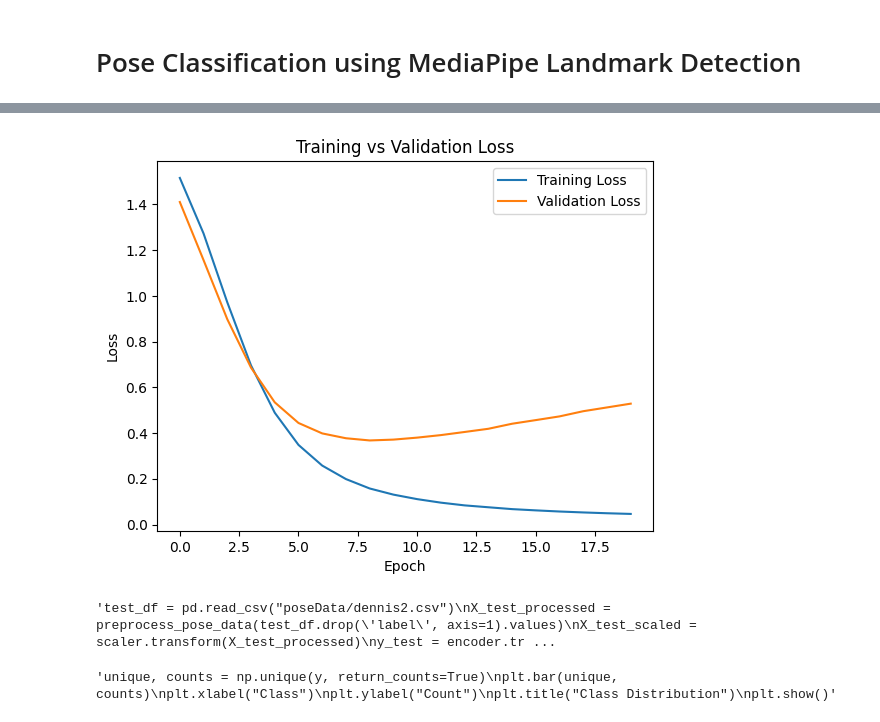
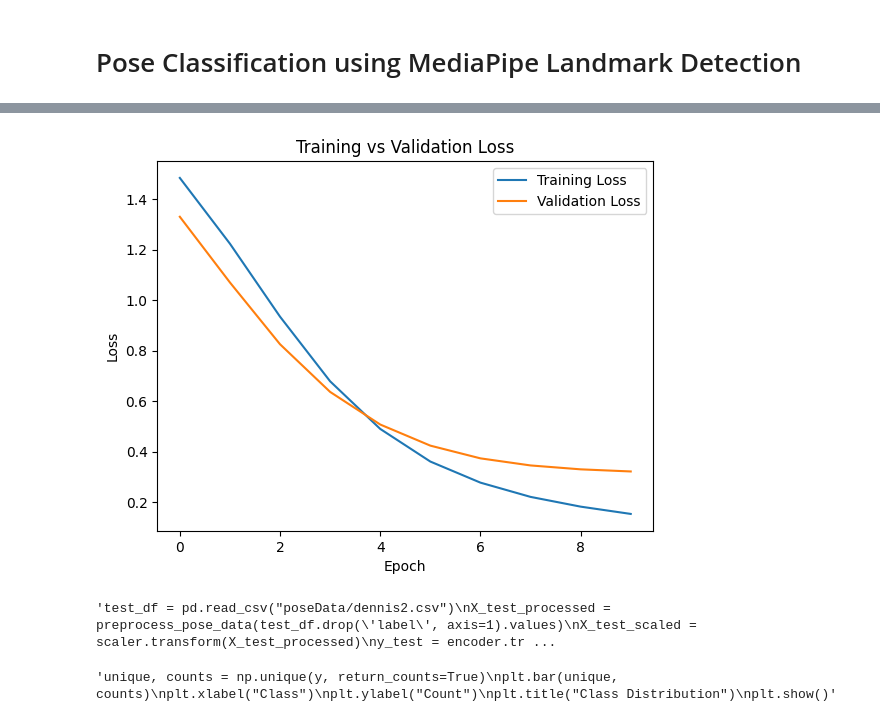
Before and after one commit to AmyJose/gameception, a Jupyter notebook: classificationModels/pose_classification.ipynb, the cells around one changed output, grey strips where cells are left out. Drawn from its saved outputs; the diff is of its cells as text; code cells hidden in the pictures.

```diff
--- a/classificationModels/pose_classification.ipynb
+++ b/classificationModels/pose_classification.ipynb
@@ -209,7 +209,7 @@ class PoseClassifier(nn.Module):
         self.model = nn.Sequential(
             nn.Linear(8, 64),
             nn.ReLU(),
-            nn.Dropout(0.2),
+            nn.Dropout(0.1),
             nn.Linear(64, 32),
             nn.ReLU(),
             nn.Linear(32, 5)
@@ -223,7 +223,7 @@ criterion = nn.CrossEntropyLoss()
 learning_rate = lr = 0.00001
 optimizer = torch.optim.Adam(model.parameters(), lr=learning_rate)
 batch_size = 64
-epochs = 20
+epochs = 10
 
 def train_loop(dataloader, model, loss_fn, optimizer):
     model.train()
@@ -345,6 +345,6 @@ Test Error:
 
 Done!
-[figure, old version]
+[figure, new version]
 'test_df = pd.read_csv("poseData/dennis2.csv")\nX_test_processed = preprocess_pose_data(test_df.drop(\'label\', axis=1).values)\nX_test_scaled = scaler.transform(X_test_processed)\ny_test = encoder.tr ...
 # %%
 # Exploratory data analysis
```
Also changed, not shown: parts of 2 cells of this notebook, 2 other files.
